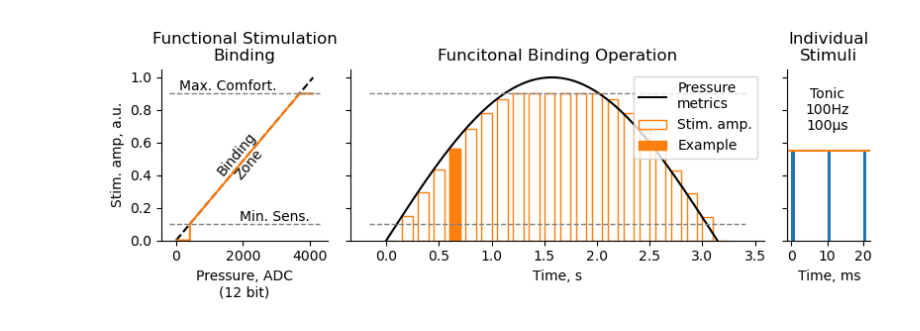
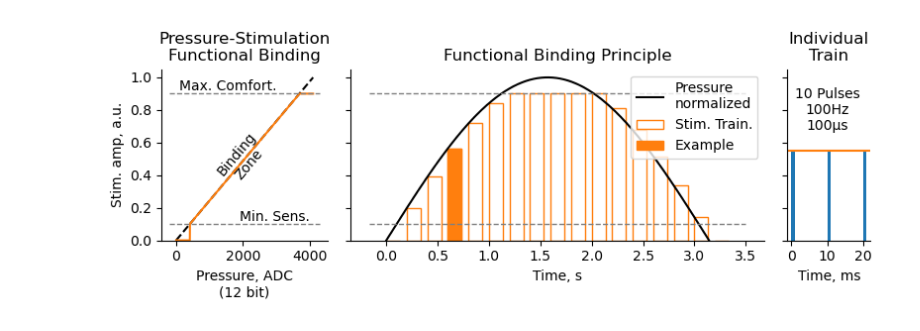
Before and after one commit to CNBR-Skoltech/xsens_parser, a Jupyter notebook: Jupyter for Publication/figure for pub.ipynb, the cells around one changed output. Drawn from its saved outputs; the diff is of its cells as text; code cells hidden in the pictures.

Commit message:
figure fixes for Gurgen

```diff
--- a/Jupyter for Publication/figure for pub.ipynb
+++ b/Jupyter for Publication/figure for pub.ipynb
@@ -8,7 +8,7 @@ freq = 1;
 softcap = 0.1
 hardcap = 0.9
 
-times_regions = np.arange(0, 3.3, 150e-3)
+times_regions = np.arange(0, 3.3, 200e-3)
 region_amps = np.sin(times_regions/freq)
 region_amps[region_amps<softcap] = 0
 region_amps[region_amps>hardcap] = hardcap
@@ -30,45 +30,44 @@ plt.ylabel('Stim. amp, a.u.')
 
 plt.gca().spines['top'].set_visible(False)
 plt.gca().spines['right'].set_visible(False)
-plt.title('Functional Stimulation\nBinding')
+plt.title('Pressure-Stimulation\nFunctional Binding')
 plt.ylim(0, 1.05)
 plt.text(100, 0.9, 'Max. Comfort.', ha='left', va='bottom')
 plt.text(4000, 0.1, 'Min. Sens.', ha='right', va='bottom')
 plt.text(2000, 0.5, 'Binding\nZone', ha='center', va='center', rotation=50)
 
+plt.sca(axx[1])
+plt.plot(times, np.sin(times/freq), 'k', label='Pressure\nnormalized')
 
-plt.sca(axx[1])
-plt.plot(times, np.sin(times/freq), 'k', label='Pressure\nmetrics')
-
-plt.bar(times_regions, region_amps, align='edge', width=150e-3*2/3, label='Stim. amp.', edgecolor='C1', color='None')
-plt.bar(times_regions[[4]], region_amps[[4]], align='edge', width=150e-3*2/3, label='Example', edgecolor='C1', color='C1')
+plt.bar(times_regions, region_amps, align='edge', width=200e-3*2/3, label='Stim. Train.', edgecolor='C1', color='None')
+plt.bar(times_regions[[3]], region_amps[[3]], align='edge', width=200e-3*2/3, label='Example', edgecolor='C1', color='C1')
 
 plt.hlines([softcap, hardcap], *plt.xlim(), color='gray', ls='--', lw=1)
 
 plt.gca().spines['top'].set_visible(False)
 plt.gca().spines['right'].set_visible(False)
 
 plt.ylim(0, 1.05)
-plt.title('Funcitonal Binding Operation')
+plt.title('Functional Binding Principle')
 
 
 plt.legend(loc='upper right')
 plt.xlabel('Time, s')
 
 # plt.grid(True)
 
 plt.sca(axx[2])
 plt.axhline(0.55, color='C1')
 plt.bar([0,10,20], height=0.55, width=1, align='edge', color='C0', label='Stimuli')
 plt.xticks([0,10,20])
 plt.xlabel('Time, ms')
 # plt.legend()
-plt.title('Individual\nStimuli')
-plt.text(10, 0.8, 'Tonic\n100Hz\n100µs', ha='center', va='center')
+plt.title('Individual\nTrain')
+plt.text(10, 0.8, '10 Pulses\n100Hz\n100µs', ha='center', va='center')
 
 plt.gca().spines['top'].set_visible(False)
 plt.gca().spines['right'].set_visible(False)
 
 plt.tight_layout()
 # %% [output]
-[figure, old version]
+[figure, new version]
```
